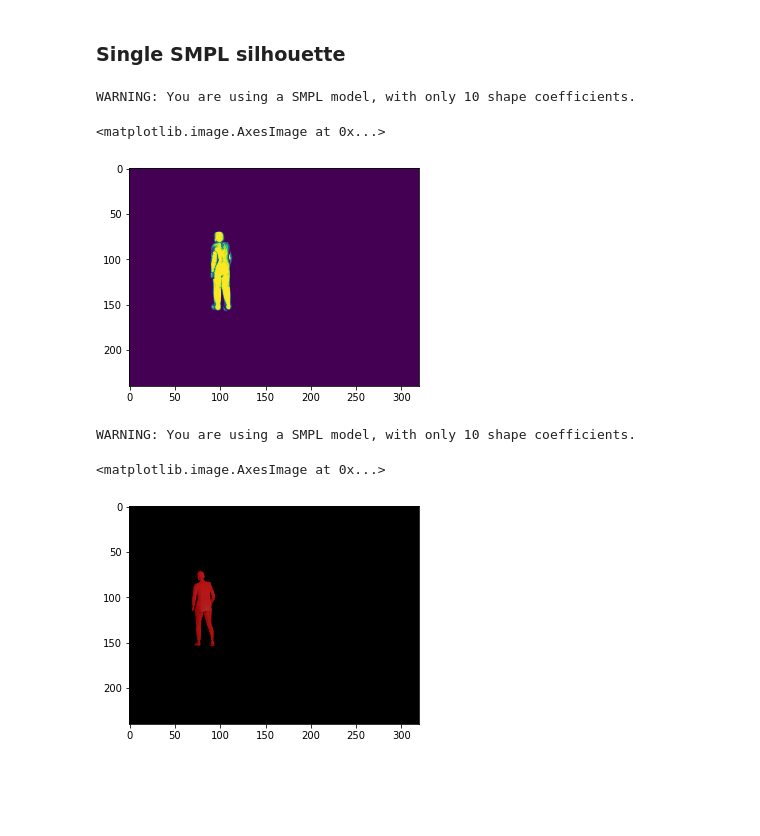
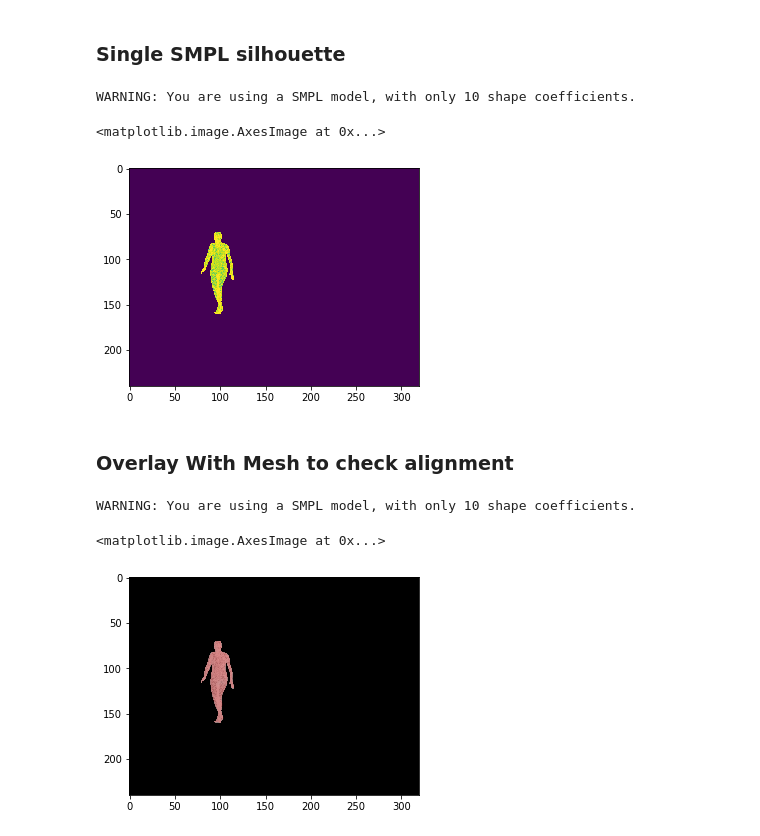
Before and after one commit to exitudio/VIBE, a Jupyter notebook: study/VIBE-Pytorch3D.ipynb, the cells around one changed output. Saved outputs shown, nothing was run; the diff lists cells and outputs as text; code cells hidden in the pictures; blank space fills up the shorter version.

Commit message:
pytorch3d & silhouette dataset

```diff
--- a/study/VIBE-Pytorch3D.ipynb
+++ b/study/VIBE-Pytorch3D.ipynb
@@ -40,7 +40,7 @@ import matplotlib.pyplot as plt
 import ml_collections
 MIN_NUM_FRAMES = 25
 # %%
-video_file = '/home/epinyoan/dataset/casia-b/dataset_b/Datset-B-1/video/052-nm-03-144.avi'
+video_file = '/home/epinyoan/dataset/casia-b/dataset_b/Datset-B-2/video/124-nm-06-090.avi'
 device = torch.device('cuda') if torch.cuda.is_available() else torch.device('cpu')
 image_folder, num_frames, img_shape = video_to_images(video_file, return_info=True)
 print(f'Input video number of frames {num_frames}')
@@ -91,6 +91,7 @@ with torch.no_grad():
         batch = batch.to(device)
         batch_size, seqlen = batch.shape[:2]
         output = model(batch)[-1]
+        break
 
 pred_cam, pred_verts, pred_pose, pred_betas, pred_joints3d, smpl_joints2d, norm_joints2d = [], [], [], [], [], [], []
 pred_cam.append(output['theta'][:, :, :3].reshape(batch_size * seqlen, -1))
@@ -266,5 +289,6 @@ from pytorch3d.renderer import OrthographicCameras
 # %%
-frame = 70
+s=320/240
+frame = 60
 sx, sy, tx, ty = orig_cam[frame]
 faces = get_smpl_faces()
 vert = verts_[frame:frame+1].clone()
@@ -273,12 +297,12 @@ face = torch.tensor(np.expand_dims(faces, axis=0).astype(np.float32)).to(device)
 verts_rgb = torch.ones_like(vert) # (1, V, 3)
 textures = TexturesVertex(verts_features=verts_rgb.to(device))
 mesh = Meshes(vert, face, textures)
-sigma = 1e-4
+sigma = 1e-6
 lights = PointLights(device=device, location=[[0.0, 0.0, -3.0]])
-camera = FoVOrthographicCameras(device=device, T=[[tx,ty,1]], scale_xyz=[[sx,sy,1]]) # , R=[renderer.Rx[:3,:3]]
+camera = FoVOrthographicCameras(device=device, T=[[tx,ty,1]], scale_xyz=[[sx*s,sy,1]])
 raster_settings_silhouette = RasterizationSettings(
     image_size=(orig_height,orig_width),
-    blur_radius=np.log(1. / 1e-4 - 1.)*sigma,
+    blur_radius=sigma, #np.log(1. / 1e-4 - 1.)*sigma
     faces_per_pixel=50,
 )
 renderer_silhouette = MeshRenderer(
@@ -295,20 +319,22 @@ plt.imshow(img)
 # %% [output]
 WARNING: You are using a SMPL model, with only 10 shape coefficients.
 <matplotlib.image.AxesImage at 0x...>
-[figure, old version]
+[figure, new version]
+# %% [markdown]
+### Overlay With Mesh to check alignment
 # %%
-frame = 70
+frame = 60
 renderer = Renderer(resolution=(orig_width, orig_height), orig_img=True, wireframe=False)
-img = renderer.render( # need to change output to mask for jupyter
+img_vibe = renderer.render( # need to change output to mask for jupyter
     np.zeros((240, 320, 3)),
     verts_[frame].cpu().numpy(),
     cam=orig_cam[frame],
     color=[1,0,0],
     mesh_filename=None,
 )
-
-plt.imshow(img)
+img_ = np.expand_dims(img, axis=2)
+plt.imshow(img_vibe/510+img_/2)
 # %% [output]
 WARNING: You are using a SMPL model, with only 10 shape coefficients.
 <matplotlib.image.AxesImage at 0x...>
-[figure, old version]
+[figure, new version]
```
Also changed, not shown: parts of 11 cells of this notebook, 6 other files.
